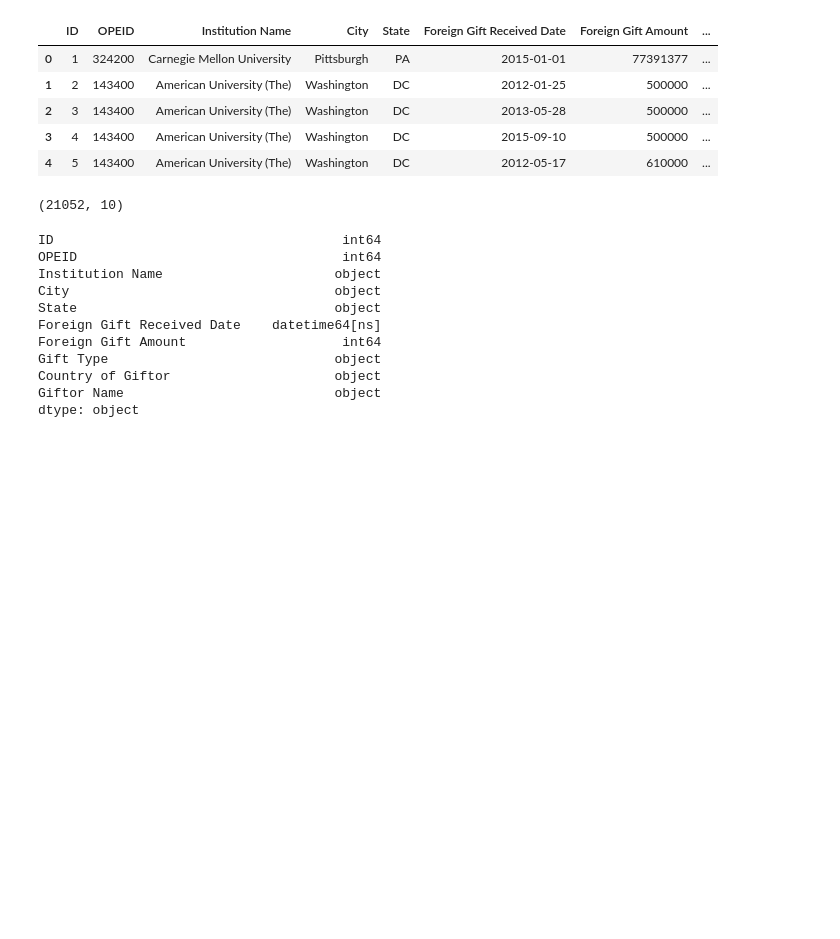
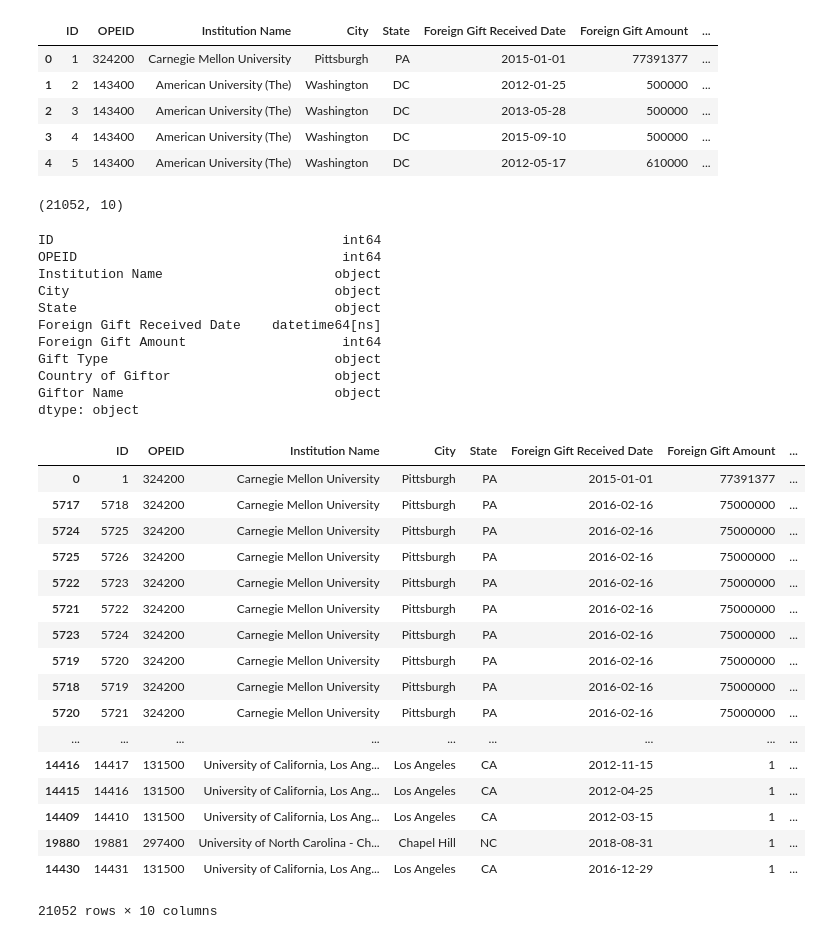
Before and after one commit to Humera97/Data-Studio, a Jupyter notebook: us_college_foreign_gifts/Cleaning and Exploring Data.ipynb, the cells around one changed output. Cells and saved outputs as stored; diff of their text form; code cells hidden in the pictures; blank space fills up the shorter version.

```diff
--- a/us_college_foreign_gifts/Cleaning and Exploring Data.ipynb
+++ b/us_college_foreign_gifts/Cleaning and Exploring Data.ipynb
@@ -36,3 +37,24 @@ Gift Type                             object
 Country of Giftor                     object
 Giftor Name                           object
 dtype: object
+# %%
+df.sort_values(by ='Foreign Gift Amount', ascending=False)
+# %% [output]
+|  | ID | OPEID | Institution Name | City | State | Foreign Gift Received Date | Foreign Gift Amount | ... |
+| 0 | 1 | 324200 | Carnegie Mellon University | Pittsburgh | PA | 2015-01-01 | 77391377 | ... |
+| 5717 | 5718 | 324200 | Carnegie Mellon University | Pittsburgh | PA | 2016-02-16 | 75000000 | ... |
+| 5724 | 5725 | 324200 | Carnegie Mellon University | Pittsburgh | PA | 2016-02-16 | 75000000 | ... |
+| 5725 | 5726 | 324200 | Carnegie Mellon University | Pittsburgh | PA | 2016-02-16 | 75000000 | ... |
+| 5722 | 5723 | 324200 | Carnegie Mellon University | Pittsburgh | PA | 2016-02-16 | 75000000 | ... |
+| 5721 | 5722 | 324200 | Carnegie Mellon University | Pittsburgh | PA | 2016-02-16 | 75000000 | ... |
+| 5723 | 5724 | 324200 | Carnegie Mellon University | Pittsburgh | PA | 2016-02-16 | 75000000 | ... |
+| 5719 | 5720 | 324200 | Carnegie Mellon University | Pittsburgh | PA | 2016-02-16 | 75000000 | ... |
+| 5718 | 5719 | 324200 | Carnegie Mellon University | Pittsburgh | PA | 2016-02-16 | 75000000 | ... |
+| 5720 | 5721 | 324200 | Carnegie Mellon University | Pittsburgh | PA | 2016-02-16 | 75000000 | ... |
+| ... | ... | ... | ... | ... | ... | ... | ... | ... |
+| 14416 | 14417 | 131500 | University of California, Los Ang... | Los Angeles | CA | 2012-11-15 | 1 | ... |
+| 14415 | 14416 | 131500 | University of California, Los Ang... | Los Angeles | CA | 2012-04-25 | 1 | ... |
+| 14409 | 14410 | 131500 | University of California, Los Ang... | Los Angeles | CA | 2012-03-15 | 1 | ... |
+| 19880 | 19881 | 297400 | University of North Carolina - Ch... | Chapel Hill | NC | 2018-08-31 | 1 | ... |
+| 14430 | 14431 | 131500 | University of California, Los Ang... | Los Angeles | CA | 2016-12-29 | 1 | ... |
+21052 rows × 10 columns
```
Also changed, not shown: parts of 20 cells of this notebook.
